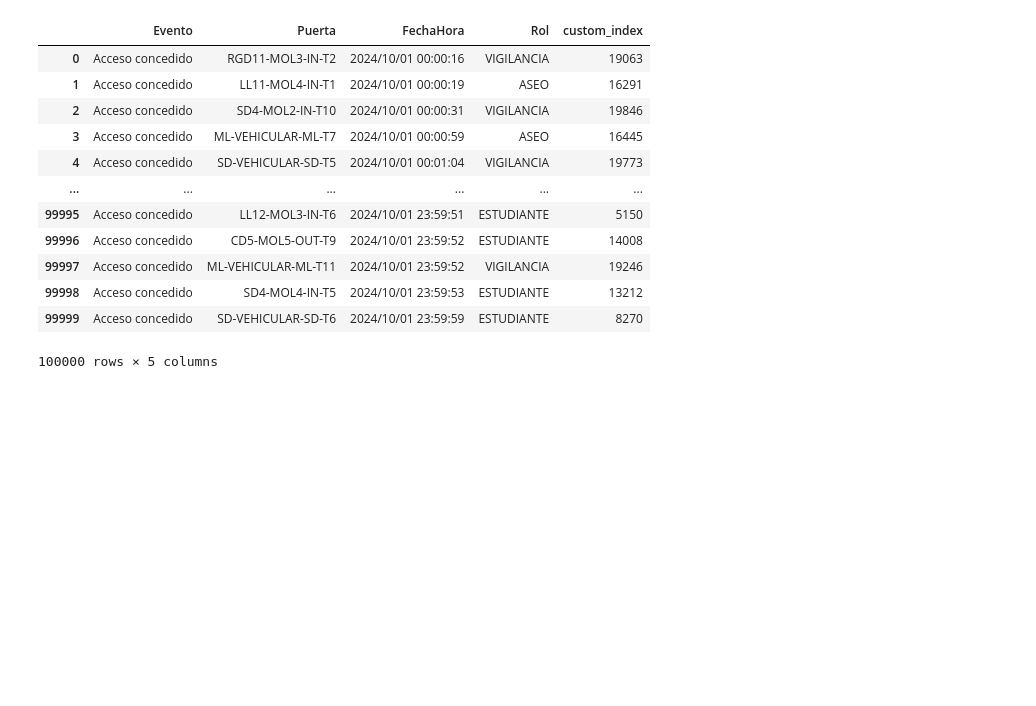
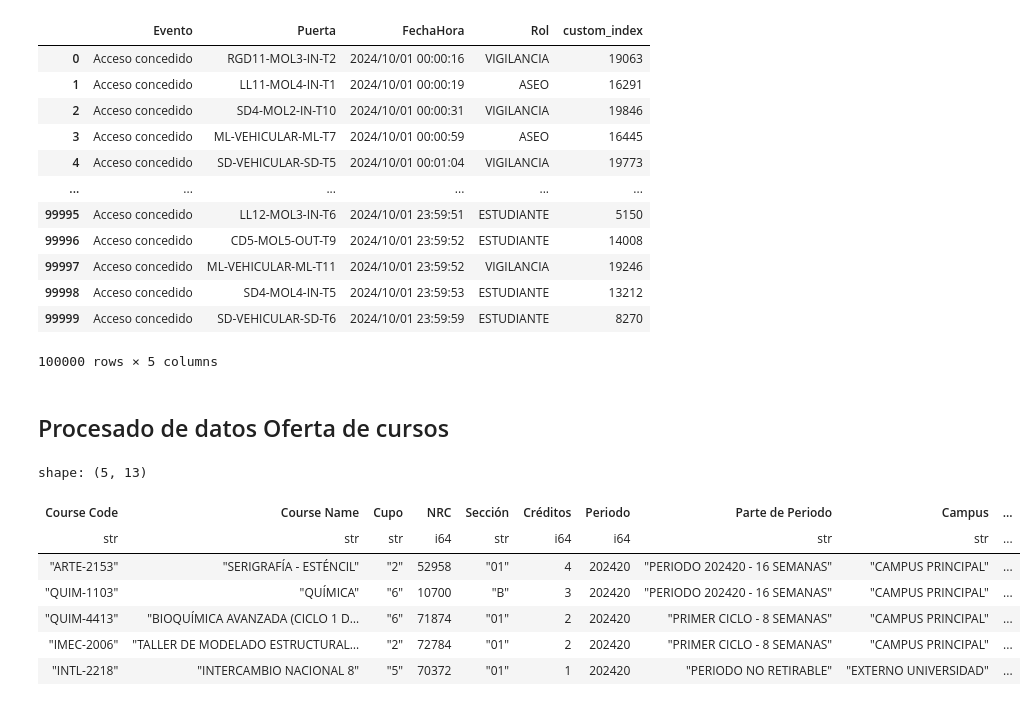
Before and after one commit to Sayala100/Thesis-SmartCampusVisualization, a Jupyter notebook: backend/notebooks/data_processing.ipynb, the cells around one changed output. Saved outputs shown, nothing was run; the diff lists cells and outputs as text; code cells hidden in the pictures; blank space fills up the shorter version.

```diff
--- a/backend/notebooks/data_processing.ipynb
+++ b/backend/notebooks/data_processing.ipynb
@@ -131,3 +131,5 @@ for i, image in enumerate(images):
     #     for point in square:
     #         x, y = point[0]
     #         print(f'    Esquina: (x: {x}, y: {y})')
+# %% [markdown]
+## Procesado de datos Oferta de cursos
@@ -133,0 +142,11 @@ for i, image in enumerate(images):
+# %%
+df.sample(5)
+# %% [output]
+shape: (5, 13)
+| Course Code | Course Name | Cupo | NRC | Sección | Créditos | Periodo | Parte de Periodo | Campus | ... |
+| str | str | str | i64 | str | i64 | i64 | str | str | ... |
+| "ARTE-2153" | "SERIGRAFÍA - ESTÉNCIL" | "2" | 52958 | "01" | 4 | 202420 | "PERIODO 202420 - 16 SEMANAS" | "CAMPUS PRINCIPAL" | ... |
+| "QUIM-1103" | "QUÍMICA" | "6" | 10700 | "B" | 3 | 202420 | "PERIODO 202420 - 16 SEMANAS" | "CAMPUS PRINCIPAL" | ... |
+| "QUIM-4413" | "BIOQUÍMICA AVANZADA (CICLO 1 D… | "6" | 71874 | "01" | 2 | 202420 | "PRIMER CICLO - 8 SEMANAS" | "CAMPUS PRINCIPAL" | ... |
+| "IMEC-2006" | "TALLER DE MODELADO ESTRUCTURAL… | "2" | 72784 | "01" | 2 | 202420 | "PRIMER CICLO - 8 SEMANAS" | "CAMPUS PRINCIPAL" | ... |
+| "INTL-2218" | "INTERCAMBIO NACIONAL 8" | "5" | 70372 | "01" | 1 | 202420 | "PERIODO NO RETIRABLE" | "EXTERNO UNIVERSIDAD" | ... |
```
Also changed, not shown: parts of 6 cells of this notebook.
